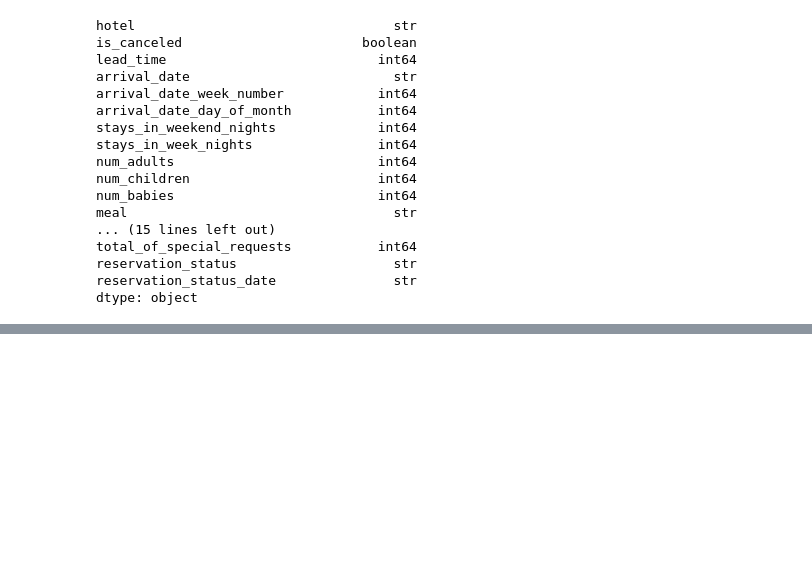
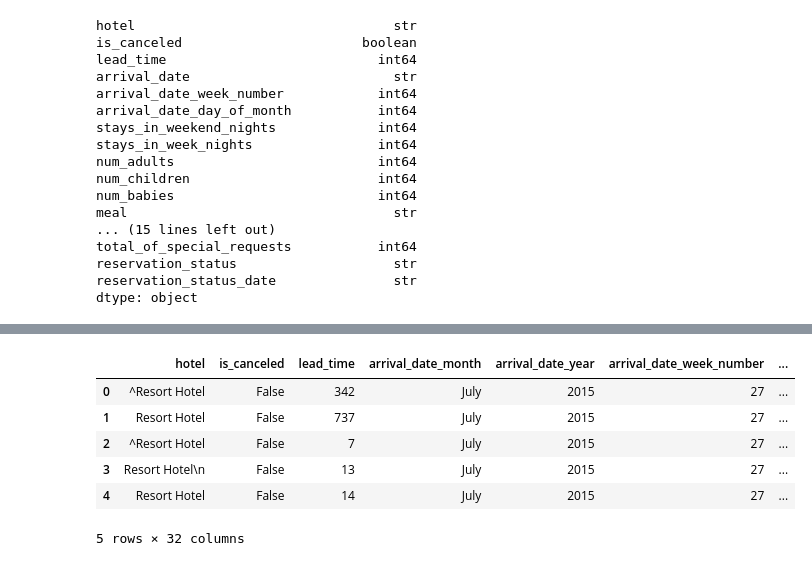
Before and after one commit to shivahari04/Data_Cleaning_Hotel_booking, a Jupyter notebook: Notebook/Hotel_bookings.ipynb, the cells around one changed output, grey strips where cells are left out. Cells and saved outputs as stored; diff of their text form; code cells hidden in the pictures; blank space fills up the shorter version.

```diff
--- a/Notebook/Hotel_bookings.ipynb
+++ b/Notebook/Hotel_bookings.ipynb
@@ -176,0 +192,23 @@ array([342, 737,   7,  13,  14,   0,   9,  85,  75,  23,  35,  68,  18,
+# %%
+#separate arrival_date column
+hotel_bookings['arrival_date_month'] = hotel_bookings['arrival_date'].str.split('-', expand=True)[0]
+hotel_bookings['arrival_date_year'] = hotel_bookings['arrival_date'].str.split('-', expand=True)[1]
+
+column_to_move = hotel_bookings.pop('arrival_date_month')
+hotel_bookings.insert(4,'arrival_date_month',column_to_move)
+hotel_bookings.head()
+
+column_to_move = hotel_bookings.pop('arrival_date_year')
+hotel_bookings.insert(5,'arrival_date_year',column_to_move)
+hotel_bookings.head()
+
+hotel_bookings.drop('arrival_date', axis=1, inplace=True)
+hotel_bookings.head()
+# %% [output]
+|  | hotel | is_canceled | lead_time | arrival_date_month | arrival_date_year | arrival_date_week_number | ... |
+| 0 | ^Resort Hotel | False | 342 | July | 2015 | 27 | ... |
+| 1 | Resort Hotel | False | 737 | July | 2015 | 27 | ... |
+| 2 | ^Resort Hotel | False | 7 | July | 2015 | 27 | ... |
+| 3 | Resort Hotel\n | False | 13 | July | 2015 | 27 | ... |
+| 4 | Resort Hotel | False | 14 | July | 2015 | 27 | ... |
+5 rows × 32 columns
```
Also changed, not shown: parts of 10 cells of this notebook, 1 other file.
